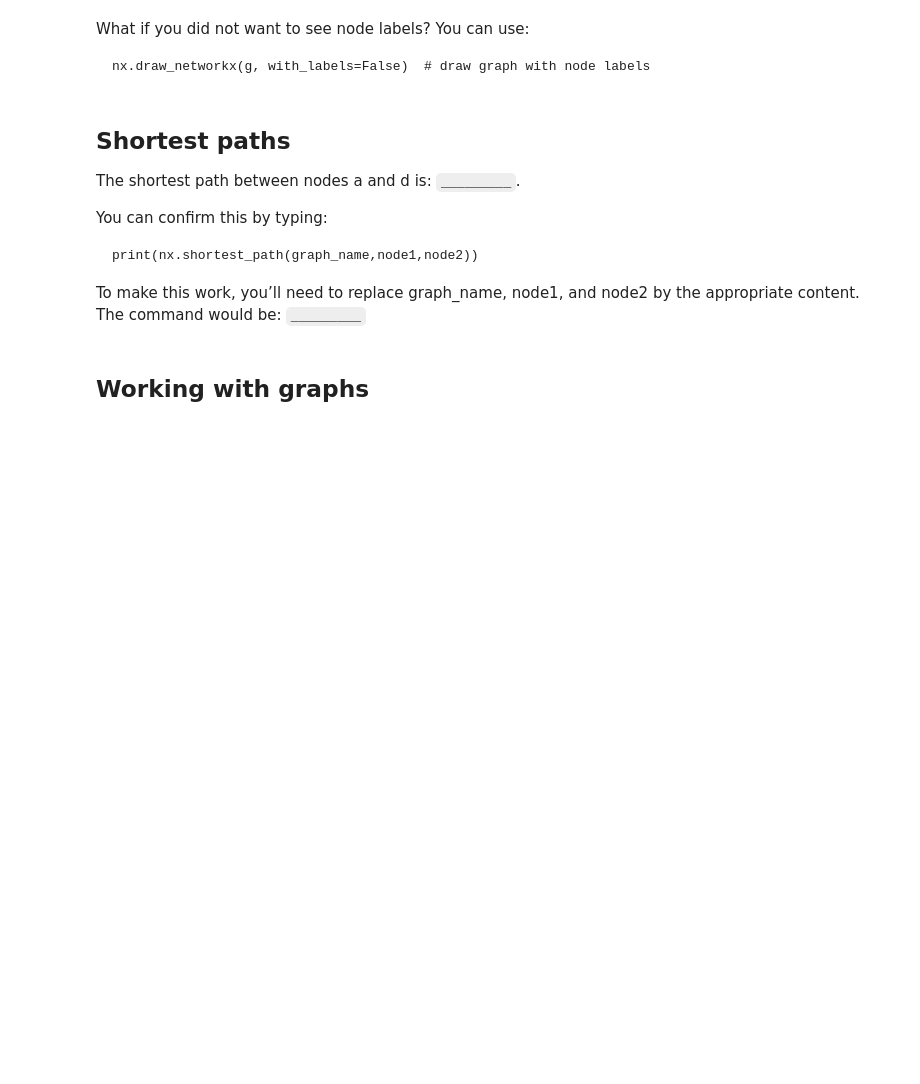
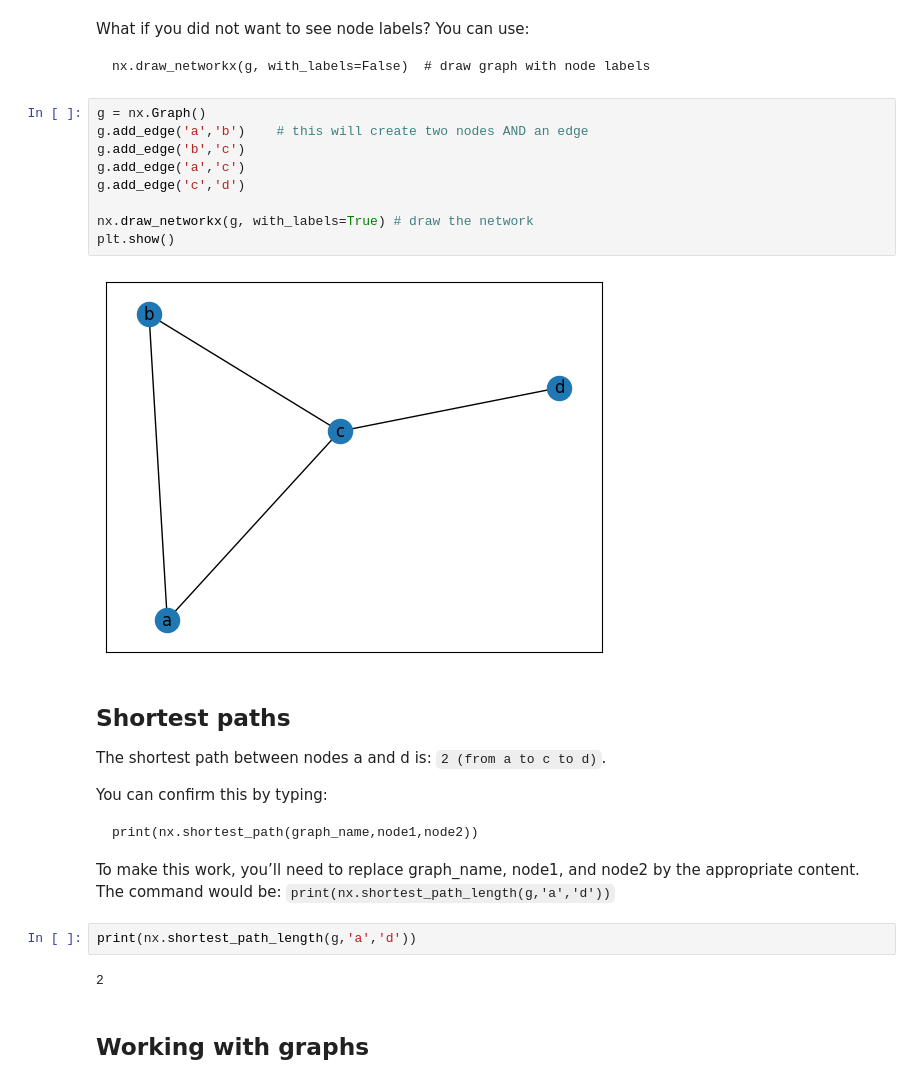
Before and after one commit to shenyi-tang/si608-network-analysis, a Jupyter notebook: Lab 1/SI608_F25_Lab1_UNIQNAME.ipynb, the cells around one changed output. Cells and saved outputs as stored; diff of their text form; blank space fills up the shorter version.

````diff
--- a/Lab 1/SI608_F25_Lab1_UNIQNAME.ipynb
+++ b/Lab 1/SI608_F25_Lab1_UNIQNAME.ipynb
@@ -50,10 +53,21 @@ What if you did not want to see node labels? You can use:
 ```
 nx.draw_networkx(g, with_labels=False)  # draw graph with node labels
 ```
+# %%
+g = nx.Graph()
+g.add_edge('a','b')    # this will create two nodes AND an edge
+g.add_edge('b','c')
+g.add_edge('a','c')
+g.add_edge('c','d')
+
+nx.draw_networkx(g, with_labels=True) # draw the network
+plt.show()
+# %% [output]
+[figure, added]
 # %% [markdown]
 ## Shortest paths
 
-The shortest path between nodes a and d is: `_________`.
+The shortest path between nodes a and d is: `2 (from a to c to d)`.
 
 
 You can confirm this by typing:
@@ -61,7 +75,11 @@ You can confirm this by typing:
 print(nx.shortest_path(graph_name,node1,node2))
 ```
 To make this work, you’ll need to replace graph_name, node1, and node2 by the appropriate content.
-The command would be: `_________`
+The command would be: `print(nx.shortest_path_length(g,'a','d'))`
+# %%
+print(nx.shortest_path_length(g,'a','d'))
+# %% [output]
+2
 # %% [markdown]
 ## Working with graphs
 # %% [markdown]
````
Also changed, not shown: parts of 4 cells of this notebook, 15 other files.
